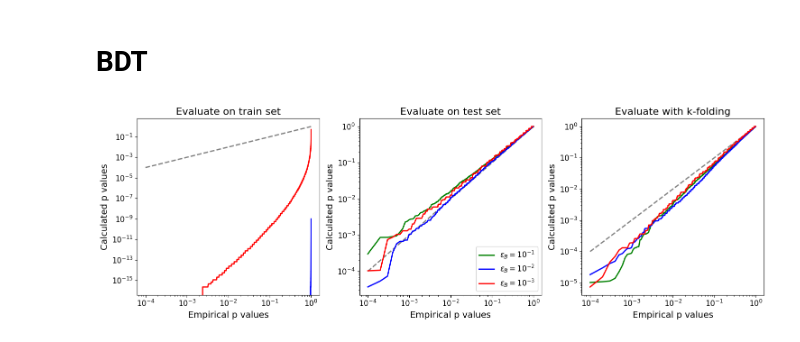
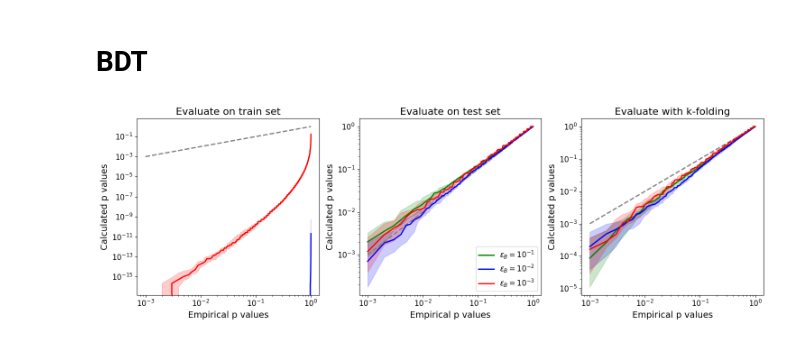
Before and after one commit to mariehein/look_everywhere_in_AD, a Jupyter notebook: plotting_toydata.ipynb, the cells around one changed output. Cells and saved outputs as stored; diff of their text form; code cells hidden in the pictures.

```diff
--- a/plotting_toydata.ipynb
+++ b/plotting_toydata.ipynb
@@ -3,6 +3,7 @@ import plotting_utils as pl
 import numpy as np
 # %%
 general_directory = "/hpcwork/zu992399/look_elsewhere_paper/"
+split_into =10
 # %% [markdown]
 # Binned classifier
 # %%
@@ -37,9 +50,13 @@ pl.calibration_curve_plot(p_train, p_test, p_kfolds, 10000, "toydata_NN_noearlys
 # BDT
 # %%
 direc = general_directory+"toydata_BDT/"
+NNBDT=True
 p_train = np.sort(np.load(direc+"evaluate_on_train.npy"))
 p_test = np.sort(np.load(direc+"evaluate_on_test.npy"))
 p_kfolds = np.sort(np.load(direc+"kfolds.npy"))
-pl.calibration_curve_plot(p_train, p_test, p_kfolds, 10000, "toydata_BDT", "BDT", NNBDT=True)
+p_train = pl.prep_pvalues(p_train, split_into, NNBDT)
+p_test = pl.prep_pvalues(p_test, split_into, NNBDT)
+p_kfolds = pl.prep_pvalues(p_kfolds, split_into, NNBDT)
+pl.calibration_curve_plot_errorband(p_train, p_test, p_kfolds, 1000, "toydata_BDT", "BDT", NNBDT=True)
 # %% [output]
-[figure, old version]
+[figure, new version]
```
Also changed, not shown: parts of 3 cells of this notebook, 9 other files.
